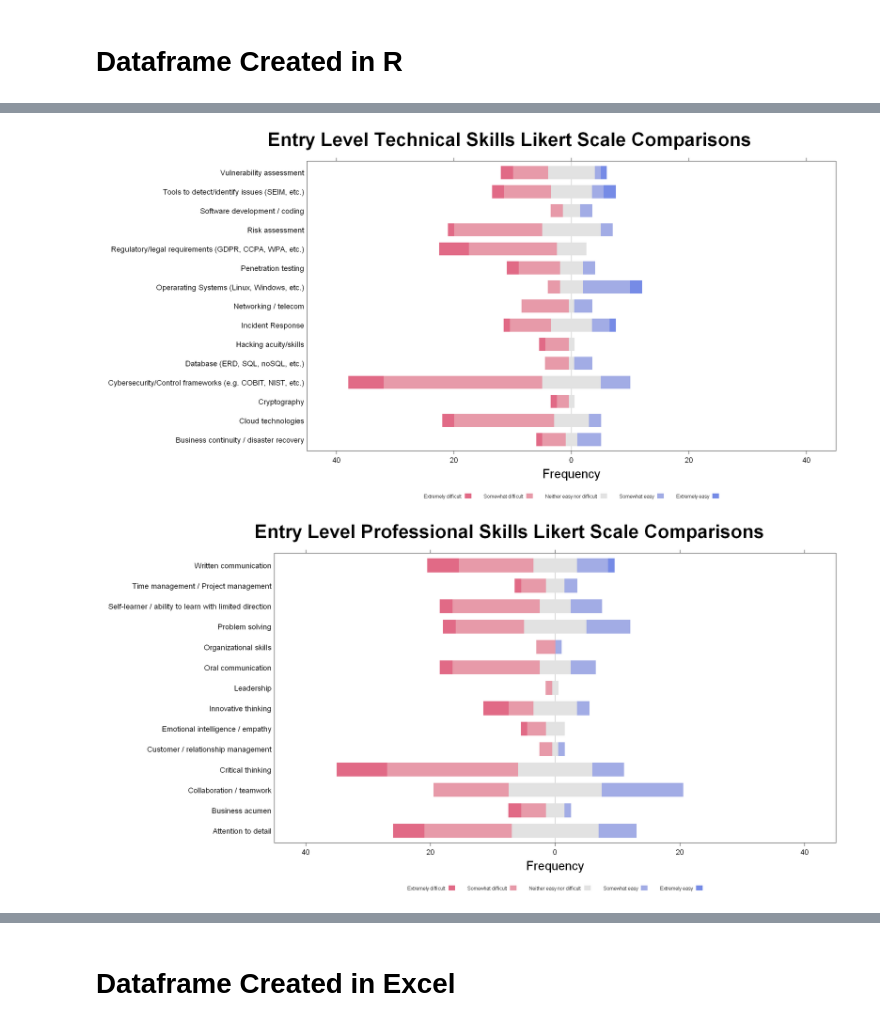
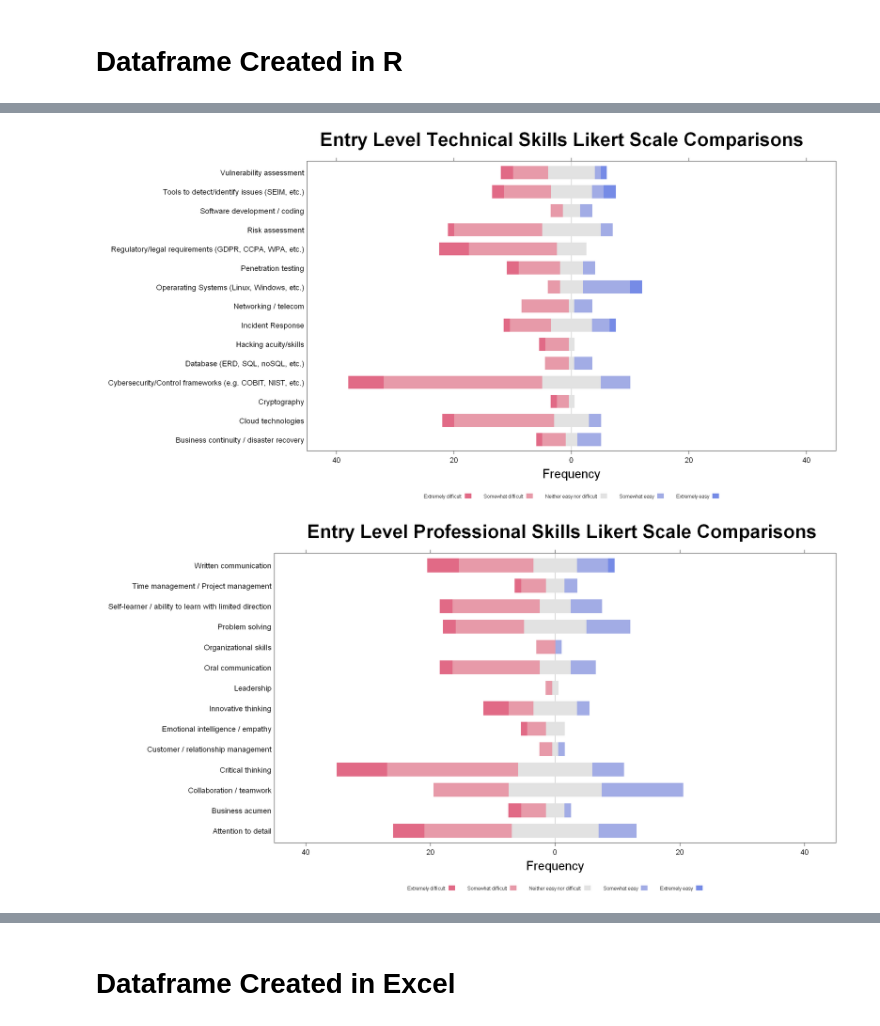
Before and after one commit to chesterqualls/Survey-Analysis, a Jupyter notebook: Diverging Stacked Bars or Likert Data.ipynb, the cells around one changed output, grey strips where cells are left out. Cells and saved outputs as stored; diff of their text form; code cells hidden in the pictures.

```diff
--- a/Diverging Stacked Bars or Likert Data.ipynb
+++ b/Diverging Stacked Bars or Likert Data.ipynb
@@ -78,20 +78,20 @@ A data.frame: 15 × 6
 # %%
 # From table created in R
 
 P <- likert( Skills ~.,data=eltech, ylab=NULL,
        ReferenceZero=3, as.percent=FALSE,
        scales.in=list(cex = 1.2),
        positive.order=FALSE, data.order=TRUE,
-       main = list("Entry Level Technical Skills Likert Scale Comparisons",x=unit(.55, "npc"), cex = 3),
+       main = list("Entry Level Technical Skills Likert Scale Comparisons",x=unit(.62, "npc"), cex = 3),
        #sub= list("Test",x=unit(.55, "npc")),
        xlab=list("Frequency", cex = 2),
        xlim=c(-45,45),
        strip=FALSE,
        par.strip.text=list(cex=.7))
        options(repr.plot.width=20, repr.plot.height=10)
 P
 # %% [output]
-[figure, old version]
+[figure, new version]
 # %%
 #create Entry Level Professional Likert DF from Text
 elpro <- select(datxt, Q16_1:Q16_14)
@@ -116,7 +116,7 @@ P <-likert( Skills ~.,data=elpro, ylab=NULL,
        ReferenceZero=3, as.percent=FALSE,
        scales.in=list(cex = 1.2),
        positive.order=FALSE, data.order=TRUE,
-       main = list("Entry Level Professional Skills Likert Scale Comparisons",x=unit(.55, "npc"), cex = 3),
+       main = list("Entry Level Professional Skills Likert Scale Comparisons",x=unit(.62, "npc"), cex = 3),
        #sub= list("Test",x=unit(.55, "npc")),
        xlab=list("Frequency", cex = 2),
        xlim=c(-45,45),
@@ -126,7 +126,7 @@ P <-likert( Skills ~.,data=elpro, ylab=NULL,
 
 P
 # %% [output]
-[figure, old version]
+[figure, new version]
 # %%
 #create Mid Career Technical Likert DF from Text
 mctech <- select(datxt, Q26_1:Q26_15)
```
Also changed, not shown: parts of 2 cells of this notebook.
